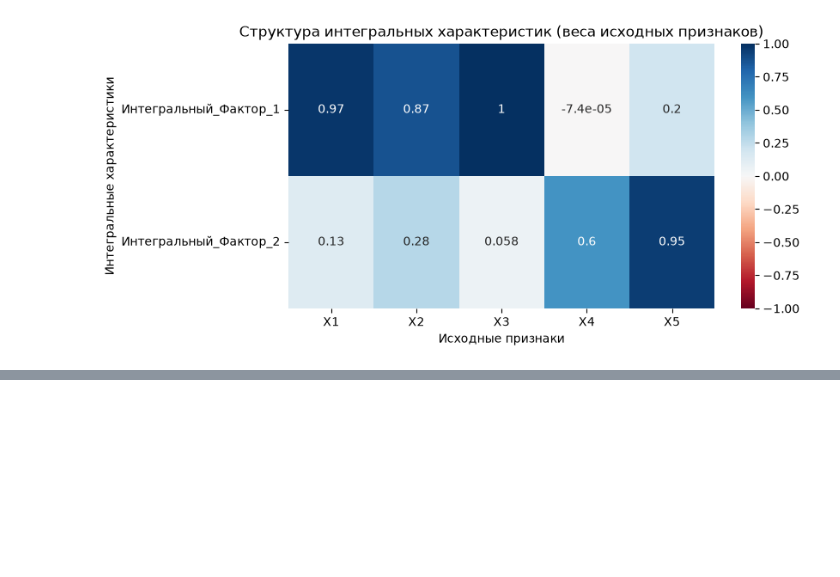
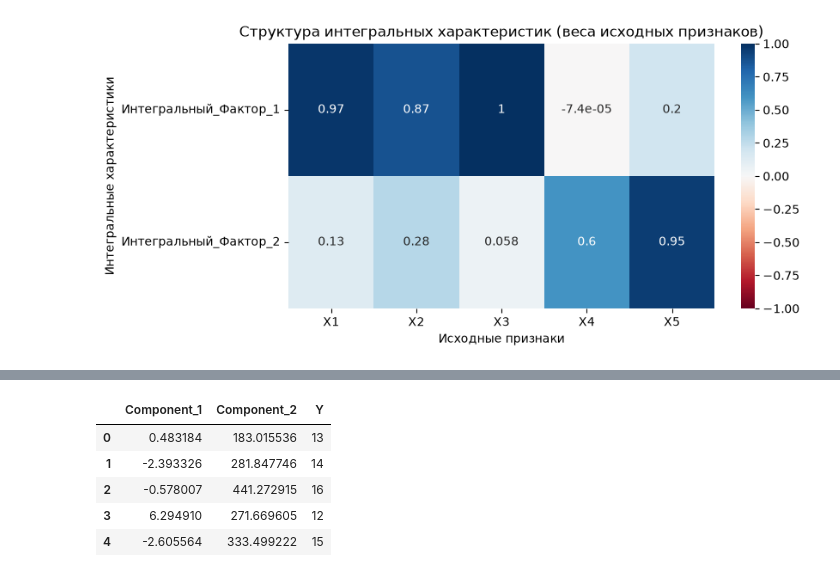
Before and after one commit to VValer0n/econometrics-msa-projects, a Jupyter notebook: MSA/MSA_pratice_1-2.ipynb, the cells around one changed output, grey strips where cells are left out. Saved outputs shown, nothing was run; the diff lists cells and outputs as text; code cells hidden in the pictures; blank space fills up the shorter version.

```diff
--- a/MSA/MSA_pratice_1-2.ipynb
+++ b/MSA/MSA_pratice_1-2.ipynb
@@ -412,0 +465,9 @@ plt.show()
+# %%
+F
+# %% [output]
+|  | Component_1 | Component_2 | Y |
+| 0 | 0.483184 | 183.015536 | 13 |
+| 1 | -2.393326 | 281.847746 | 14 |
+| 2 | -0.578007 | 441.272915 | 16 |
+| 3 | 6.294910 | 271.669605 | 12 |
+| 4 | -2.605564 | 333.499222 | 15 |
```
Also changed, not shown: parts of 10 cells of this notebook.
